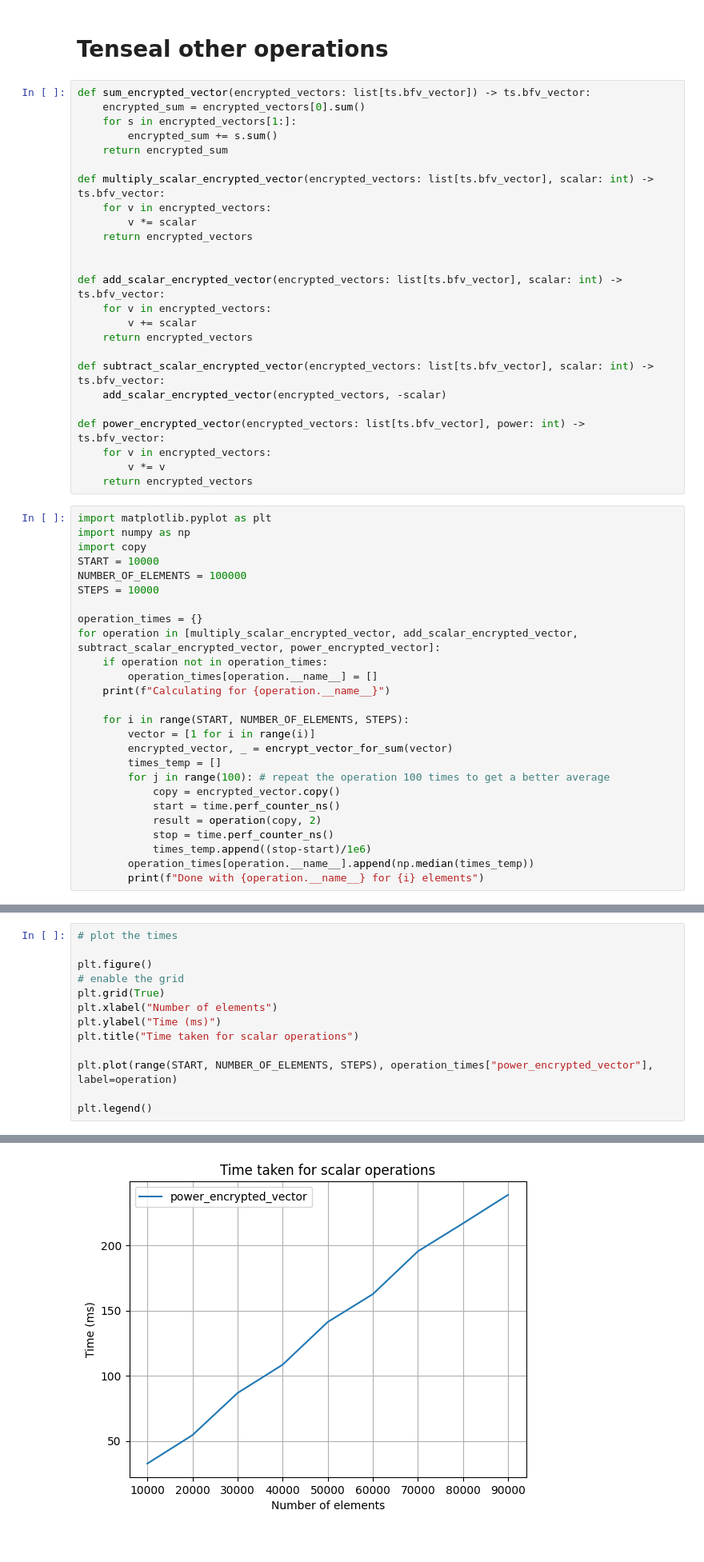
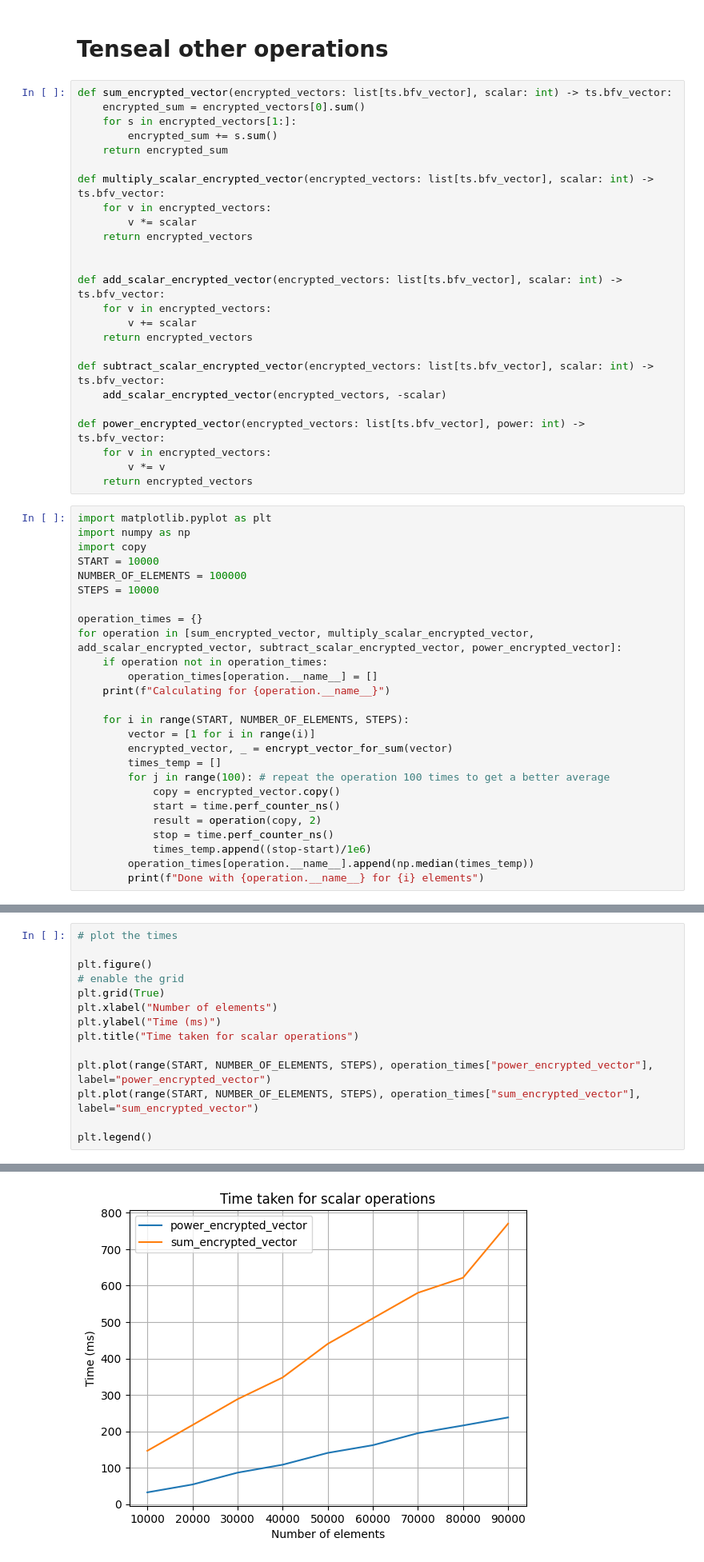
Before and after one commit to priyanshu2015/PPC-Techniques-Implementation, a Jupyter notebook: analytics.ipynb, the cells around one changed output, grey strips where cells are left out. Shown: that part at 80% size. Saved outputs shown, nothing was run; the diff lists cells and outputs as text.

```diff
--- a/analytics.ipynb
+++ b/analytics.ipynb
@@ -484,7 +484,7 @@ plt.legend()
 # %% [markdown]
 # Tenseal other operations
 # %%
-def sum_encrypted_vector(encrypted_vectors: list[ts.bfv_vector]) -> ts.bfv_vector:
+def sum_encrypted_vector(encrypted_vectors: list[ts.bfv_vector], scalar: int) -> ts.bfv_vector:
     encrypted_sum = encrypted_vectors[0].sum()
     for s in encrypted_vectors[1:]:
         encrypted_sum += s.sum()
@@ -517,7 +517,7 @@ NUMBER_OF_ELEMENTS = 100000
 STEPS = 10000
 
 operation_times = {}
-for operation in [multiply_scalar_encrypted_vector, add_scalar_encrypted_vector, subtract_scalar_encrypted_vector, power_encrypted_vector]:
+for operation in [sum_encrypted_vector, multiply_scalar_encrypted_vector, add_scalar_encrypted_vector, subtract_scalar_encrypted_vector, power_encrypted_vector]:
     if operation not in operation_times:
         operation_times[operation.__name__] = []
     print(f"Calculating for {operation.__name__}")
@@ -574,19 +574,20 @@ plt.legend()
 # %%
 # plot the times
 
 plt.figure()
 # enable the grid
 plt.grid(True)
 plt.xlabel("Number of elements")
 plt.ylabel("Time (ms)")
 plt.title("Time taken for scalar operations")
 
-plt.plot(range(START, NUMBER_OF_ELEMENTS, STEPS), operation_times["power_encrypted_vector"], label=operation)
+plt.plot(range(START, NUMBER_OF_ELEMENTS, STEPS), operation_times["power_encrypted_vector"], label="power_encrypted_vector")
+plt.plot(range(START, NUMBER_OF_ELEMENTS, STEPS), operation_times["sum_encrypted_vector"], label="sum_encrypted_vector")
 
 plt.legend()
 # %% [output]
 <matplotlib.legend.Legend at 0x...>
-[figure, old version]
+[figure, new version]
 # %% [markdown]
 # Size Difference of plain vs encrypted data
 # %%
```
Also changed, not shown: parts of 2 cells of this notebook.
